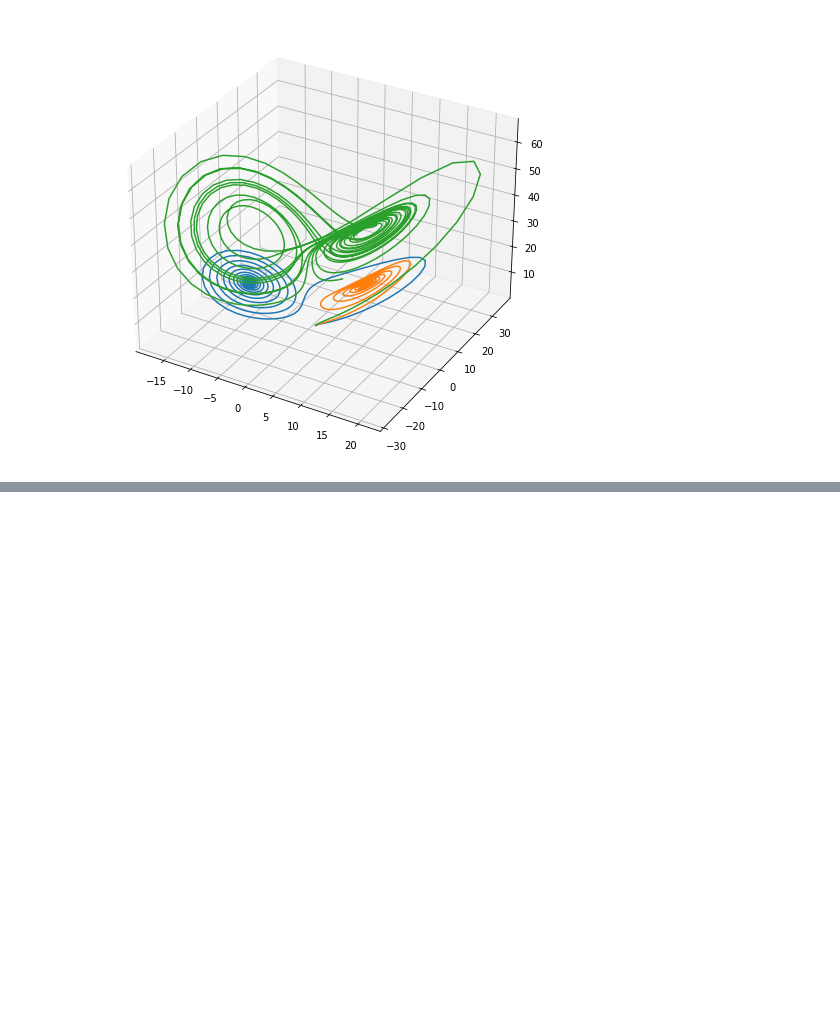
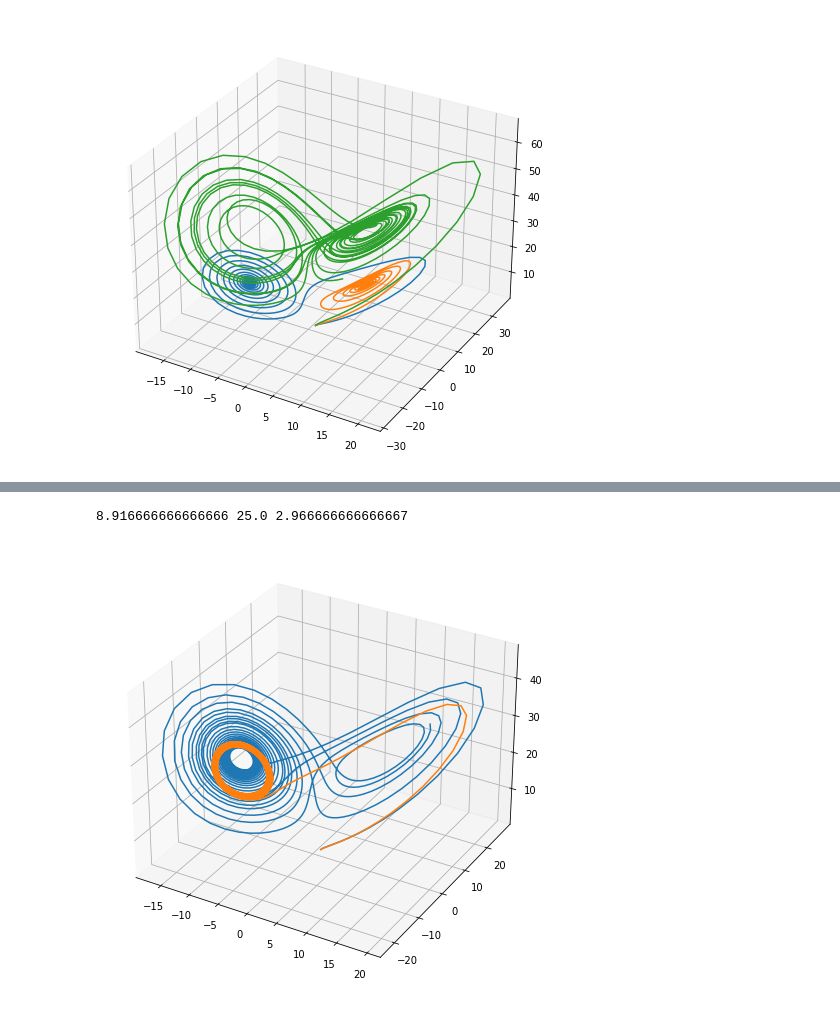
Before and after one commit to boro28/supermodeling, a Jupyter notebook: supermodeling.ipynb, the cells around one changed output, grey strips where cells are left out. Drawn from its saved outputs; the diff is of its cells as text; code cells hidden in the pictures; blank space fills up the shorter version.

```diff
--- a/supermodeling.ipynb
+++ b/supermodeling.ipynb
@@ -56,12 +56,21 @@ def plot_model(model, figsize=(5,5)):
     plt.show()
 
 
+# TODO 1
 def calc_mean_lorenz(lorenz_models):
+#     raise NotImplementedError
     return np.array([np.mean(lorenz_models[:,i,:], axis=0) for i in range(lorenz_models.shape[1])])
 
+# TODO 2
+def calc_weighted_average_lorenz(lorenz_models, weights):
+#     raise NotImplementedError
+    return np.array([np.average(lorenz_models[:,i,:], axis=0, weights=weights) for i in range(lorenz_models.shape[1])])
 
-def calc_weighted_average_lorenz(lorenz_models, weights):
-    return np.array([np.average(lorenz_models[:,i,:], axis=0, weights=weights) for i in range(lorenz_models.shape[1])])
+def calc_mean_params(models_params):
+    return np.mean(models_params, axis=0)
+
+def calc_weighted_average_params(models_params, weights):
+    return np.average(models_params, axis=0, weights=weights)
 
 def lorenz_step(coords, t, parameters):
     rho, sigma, beta = parameters
@@ -144,0 +155,13 @@ plot_model(weighted_avg_model)
+# %%
+mean_params = calc_mean_params(np.array([
+    [model_1_params[p] for p in ['sigma','rho','beta']],
+    [model_2_params[p] for p in ['sigma','rho','beta']],
+    [model_3_params[p] for p in ['sigma','rho','beta']],
+]))
+
+print(*mean_params)
+mean_params_lorenz = generate_lorenz(1,1,1,*mean_params)
+plot_models([lorenz_attr, mean_params_lorenz])
+# %% [output]
+8.916666666666666 25.0 2.966666666666667
+[figure, added]
```
Also changed, not shown: parts of 3 cells of this notebook.
